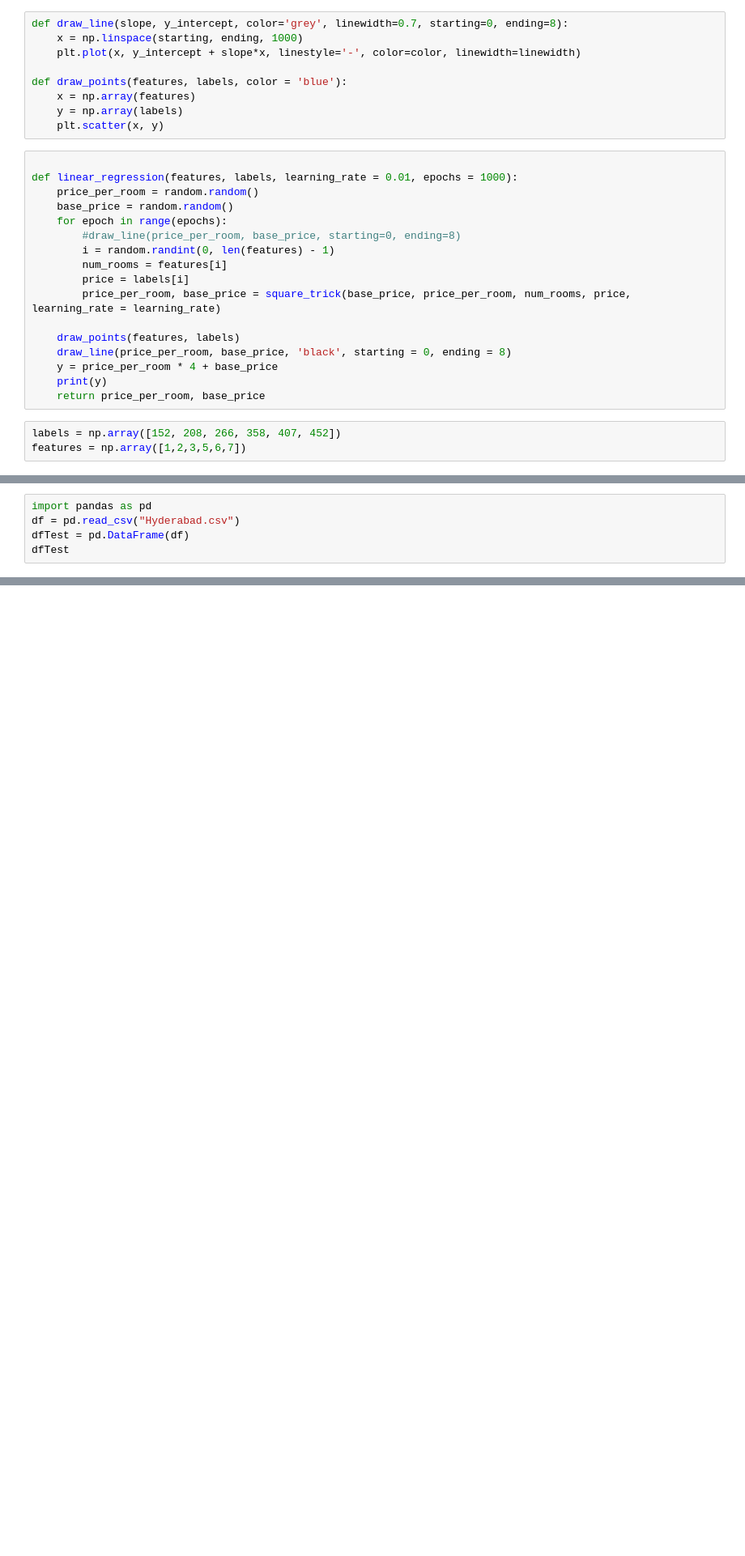
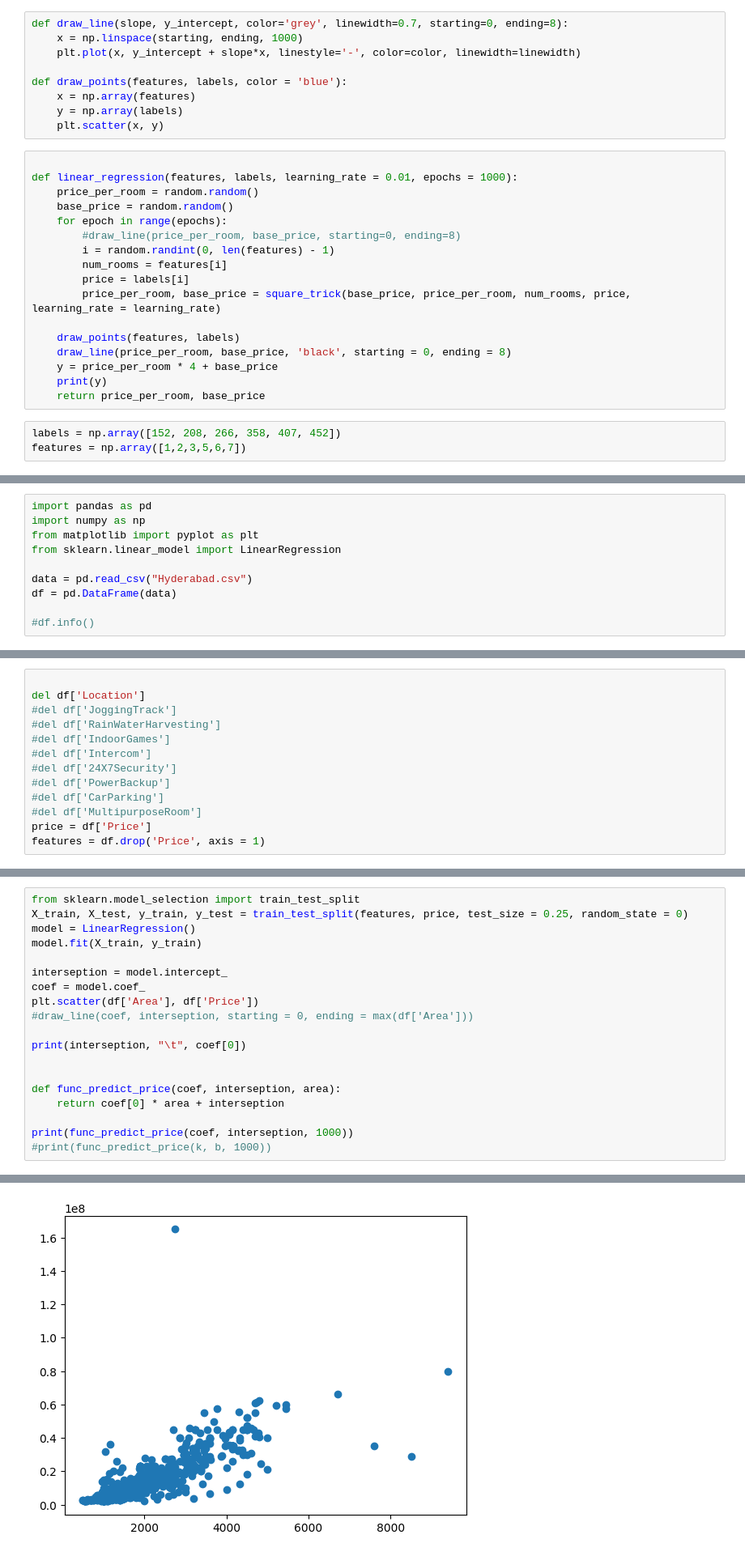
Before and after one commit to VenyaKisel/Machine-Learning, a Jupyter notebook: LinearRegression.ipynb, the cells around one changed output, grey strips where cells are left out. Shown at 81% size. Drawn from its saved outputs; the diff is of its cells as text; blank space fills up the shorter version.

```diff
--- a/LinearRegression.ipynb
+++ b/LinearRegression.ipynb
@@ -81,6 +81,11 @@ linear_regression_rmse(features, labels, learning_rate = 0.01, epochs = 1600)
 [figure]
 # %%
 import pandas as pd
-df = pd.read_csv("Hyderabad.csv")
-dfTest = pd.DataFrame(df)
-dfTest
+import numpy as np
+from matplotlib import pyplot as plt
+from sklearn.linear_model import LinearRegression
+
+data = pd.read_csv("Hyderabad.csv")
+df = pd.DataFrame(data)
+
+#df.info()
@@ -100,0 +92,13 @@ dfTest
+# %%
+
+del df['Location']
+#del df['JoggingTrack']
+#del df['RainWaterHarvesting']
+#del df['IndoorGames']
+#del df['Intercom']
+#del df['24X7Security']
+#del df['PowerBackup']
+#del df['CarParking']
+#del df['MultipurposeRoom']
+price = df['Price']
+features = df.drop('Price', axis = 1)
@@ -100,0 +133,20 @@ dfTest
+# %%
+from sklearn.model_selection import train_test_split
+X_train, X_test, y_train, y_test = train_test_split(features, price, test_size = 0.25, random_state = 0)
+model = LinearRegression()
+model.fit(X_train, y_train)
+
+interseption = model.intercept_
+coef = model.coef_
+plt.scatter(df['Area'], df['Price'])
+#draw_line(coef, interseption, starting = 0, ending = max(df['Area']))
+
+print(interseption, "\t", coef[0])
+
+
+def func_predict_price(coef, interseption, area):
+    return coef[0] * area + interseption
+
+print(func_predict_price(coef, interseption, 1000))
+#print(func_predict_price(k, b, 1000))
+# %% [output]
@@ -100,0 +155 @@ dfTest
+[figure, added]
```
Also changed, not shown: parts of 8 cells of this notebook.
